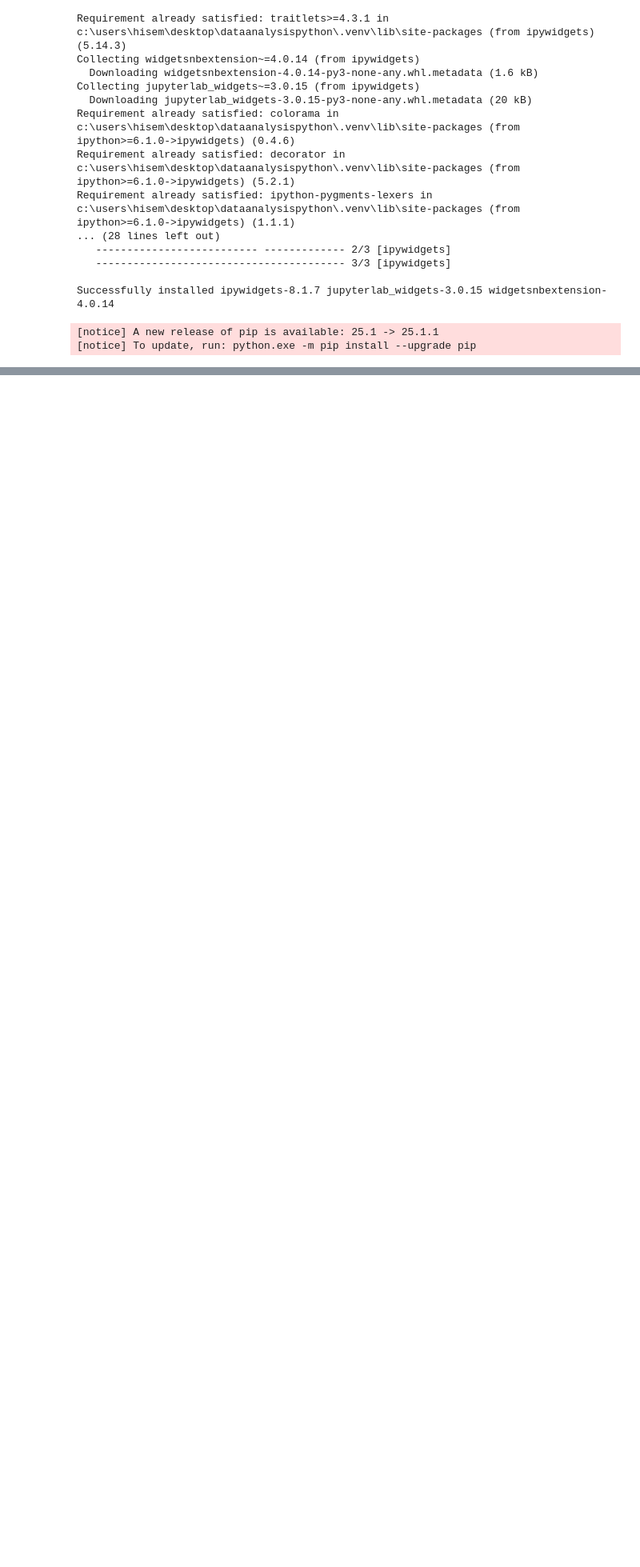
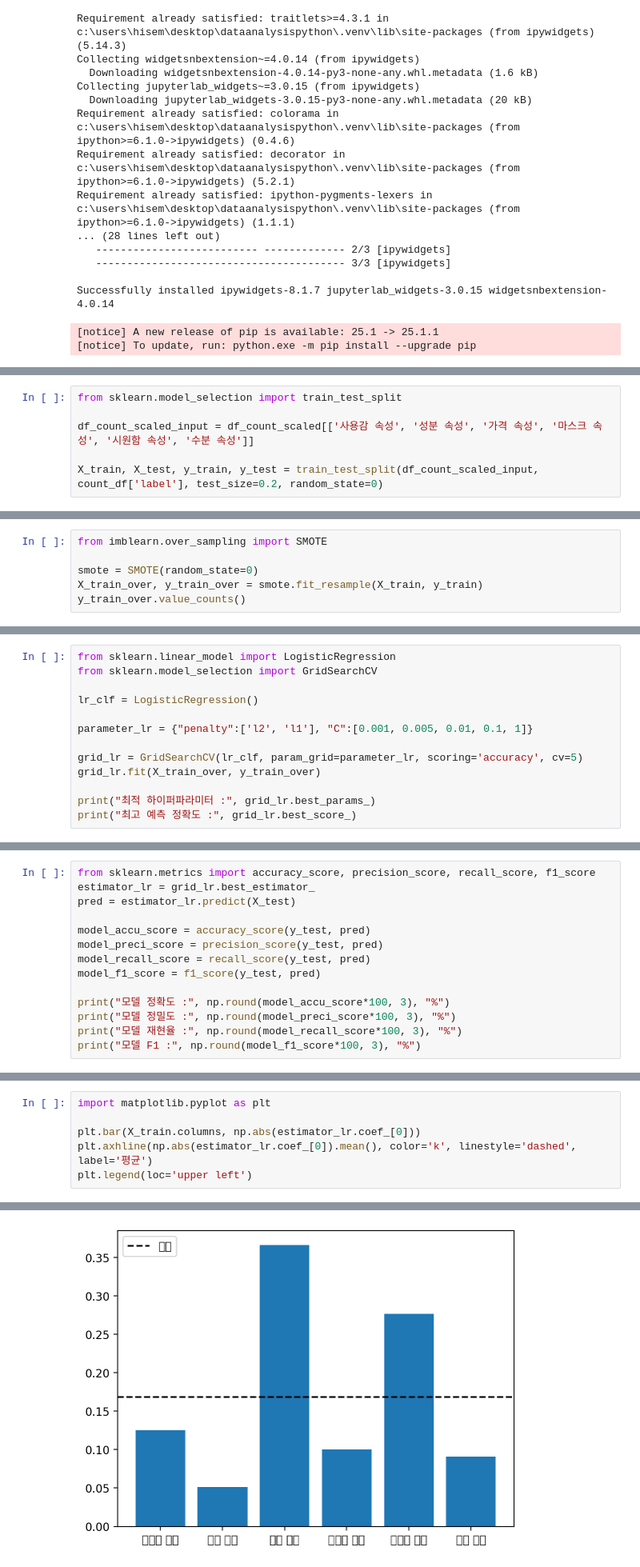
Before and after one commit to semin-pk/DataAnalysisPython, a Jupyter notebook: 3장/chapter03-4.ipynb, the cells around one changed output, grey strips where cells are left out. Shown at 80% size. Cells and saved outputs as stored; diff of their text form; blank space fills up the shorter version.

```diff
--- a/3장/chapter03-4.ipynb
+++ b/3장/chapter03-4.ipynb
@@ -378,0 +524,6 @@ Successfully installed ipywidgets-8.1.7 jupyterlab_widgets-3.0.15 widgetsnbexten
+# %%
+from sklearn.model_selection import train_test_split
+
+df_count_scaled_input = df_count_scaled[['사용감 속성', '성분 속성', '가격 속성', '마스크 속성', '시원함 속성', '수분 속성']]
+
+X_train, X_test, y_train, y_test = train_test_split(df_count_scaled_input, count_df['label'], test_size=0.2, random_state=0)
@@ -378,0 +556,6 @@ Successfully installed ipywidgets-8.1.7 jupyterlab_widgets-3.0.15 widgetsnbexten
+# %%
+from imblearn.over_sampling import SMOTE
+
+smote = SMOTE(random_state=0)
+X_train_over, y_train_over = smote.fit_resample(X_train, y_train)
+y_train_over.value_counts()
@@ -378,0 +578,13 @@ Successfully installed ipywidgets-8.1.7 jupyterlab_widgets-3.0.15 widgetsnbexten
+# %%
+from sklearn.linear_model import LogisticRegression
+from sklearn.model_selection import GridSearchCV
+
+lr_clf = LogisticRegression()
+
+parameter_lr = {"penalty":['l2', 'l1'], "C":[0.001, 0.005, 0.01, 0.1, 1]}
+
+grid_lr = GridSearchCV(lr_clf, param_grid=parameter_lr, scoring='accuracy', cv=5)
+grid_lr.fit(X_train_over, y_train_over)
+
+print("최적 하이퍼파라미터 :", grid_lr.best_params_)
+print("최고 예측 정확도 :", grid_lr.best_score_)
@@ -378,0 +611,14 @@ Successfully installed ipywidgets-8.1.7 jupyterlab_widgets-3.0.15 widgetsnbexten
+# %%
+from sklearn.metrics import accuracy_score, precision_score, recall_score, f1_score
+estimator_lr = grid_lr.best_estimator_
+pred = estimator_lr.predict(X_test)
+
+model_accu_score = accuracy_score(y_test, pred)
+model_preci_score = precision_score(y_test, pred)
+model_recall_score = recall_score(y_test, pred)
+model_f1_score = f1_score(y_test, pred)
+
+print("모델 정확도 :", np.round(model_accu_score*100, 3), "%")
+print("모델 정밀도 :", np.round(model_preci_score*100, 3), "%")
+print("모델 재현율 :", np.round(model_recall_score*100, 3), "%")
+print("모델 F1 :", np.round(model_f1_score*100, 3), "%")
@@ -378,0 +630,7 @@ Successfully installed ipywidgets-8.1.7 jupyterlab_widgets-3.0.15 widgetsnbexten
+# %%
+import matplotlib.pyplot as plt
+
+plt.bar(X_train.columns, np.abs(estimator_lr.coef_[0]))
+plt.axhline(np.abs(estimator_lr.coef_[0]).mean(), color='k', linestyle='dashed', label='평균')
+plt.legend(loc='upper left')
+# %% [output]
@@ -378,0 +655 @@ Successfully installed ipywidgets-8.1.7 jupyterlab_widgets-3.0.15 widgetsnbexten
+[figure, added]
```
Also changed, not shown: parts of 29 cells of this notebook, 1 other file.
